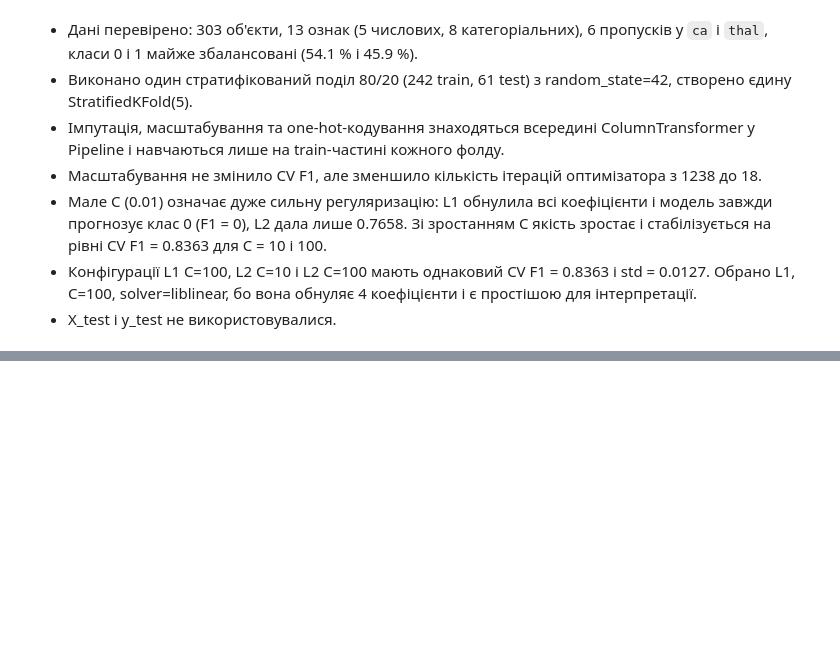
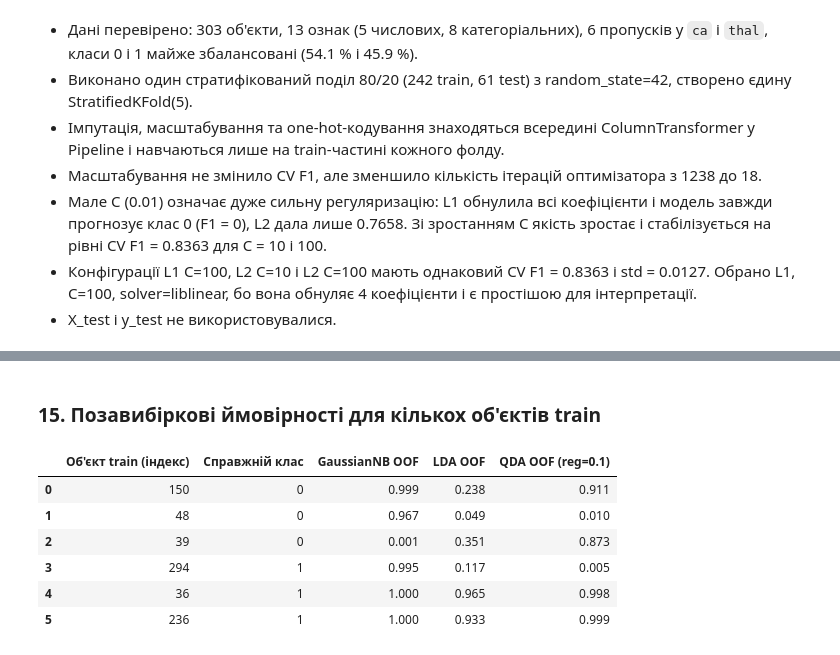
Before and after one commit to Konoplyai/pattern-recognition-practice, a Jupyter notebook: classification-mini-project/notebooks/PR04_Konoplia_I.ipynb, the cells around one changed output, grey strips where cells are left out. Drawn from its saved outputs; the diff is of its cells as text; code cells hidden in the pictures; blank space fills up the shorter version.

```diff
--- a/classification-mini-project/notebooks/PR04_Konoplia_I.ipynb
+++ b/classification-mini-project/notebooks/PR04_Konoplia_I.ipynb
@@ -543,0 +726,12 @@ log-odds позитивного класу за інших рівних умов
+# %%
+best_qda_row = qda_table.sort_values(["CV F1", "CV F1 std"], ascending=[False, True]).iloc[0]
+BEST_QDA_REG = float(best_qda_row["reg_param"])
+prob_rows.append(qda_table[qda_table["reg_param"] == BEST_QDA_REG].iloc[0].to_dict())
+
+knn_best_row = evaluate_cv("k-NN", best_knn_pipeline, f"k={BEST_K}, {BEST_KNN_METRIC}")
+pr5_table = pd.DataFrame([knn_best_row] + prob_rows)
+display(pr5_table[["Модель", "Параметри", "CV F1", "CV F1 std", "CV ROC AUC", "CV Recall", "Час навчання, с"]].round(4))
+
+best_prob_row = pd.DataFrame(prob_rows).sort_values(["CV F1", "CV F1 std"], ascending=[False, True]).iloc[0]
+BEST_PROB_NAME = best_prob_row["Модель"]
+print("Найкраща ймовірнісна модель за CV F1:", BEST_PROB_NAME, best_prob_row["Параметри"])
@@ -543,0 +759,34 @@ log-odds позитивного класу за інших рівних умов
+# %% [markdown]
+### 15. Позавибіркові ймовірності для кількох об'єктів train
+# %%
+oof_models = {
+    "GaussianNB OOF": make_pipeline(GaussianNB()),
+    "LDA OOF": make_pipeline(LinearDiscriminantAnalysis()),
+    f"QDA OOF (reg={BEST_QDA_REG})": make_pipeline(QuadraticDiscriminantAnalysis(reg_param=BEST_QDA_REG))
+}
+oof = {}
+with warnings.catch_warnings():
+    warnings.simplefilter("ignore")  # попередження QDA вже зафіксовано вище
+    for name, pipe in oof_models.items():
+        oof[name] = cross_val_predict(pipe, X_train, y_train, cv=cv, method="predict_proba")[:, 1]
+
+rng = np.random.RandomState(RANDOM_STATE)
+idx0 = rng.choice(np.where(y_train.values == 0)[0], 3, replace=False)
+idx1 = rng.choice(np.where(y_train.values == 1)[0], 3, replace=False)
+sample_pos = np.concatenate([idx0, idx1])
+
+oof_table = pd.DataFrame({
+    "Об'єкт train (індекс)": X_train.index[sample_pos],
+    "Справжній клас": y_train.values[sample_pos]
+})
+for name, proba in oof.items():
+    oof_table[name] = proba[sample_pos].round(3)
+display(oof_table)
+# %% [output]
+|  | Об'єкт train (індекс) | Справжній клас | GaussianNB OOF | LDA OOF | QDA OOF (reg=0.1) |
+| 0 | 150 | 0 | 0.999 | 0.238 | 0.911 |
+| 1 | 48 | 0 | 0.967 | 0.049 | 0.010 |
+| 2 | 39 | 0 | 0.001 | 0.351 | 0.873 |
+| 3 | 294 | 1 | 0.995 | 0.117 | 0.005 |
+| 4 | 36 | 1 | 1.000 | 0.965 | 0.998 |
+| 5 | 236 | 1 | 1.000 | 0.933 | 0.999 |
```
Also changed, not shown: parts of 19 cells of this notebook.
